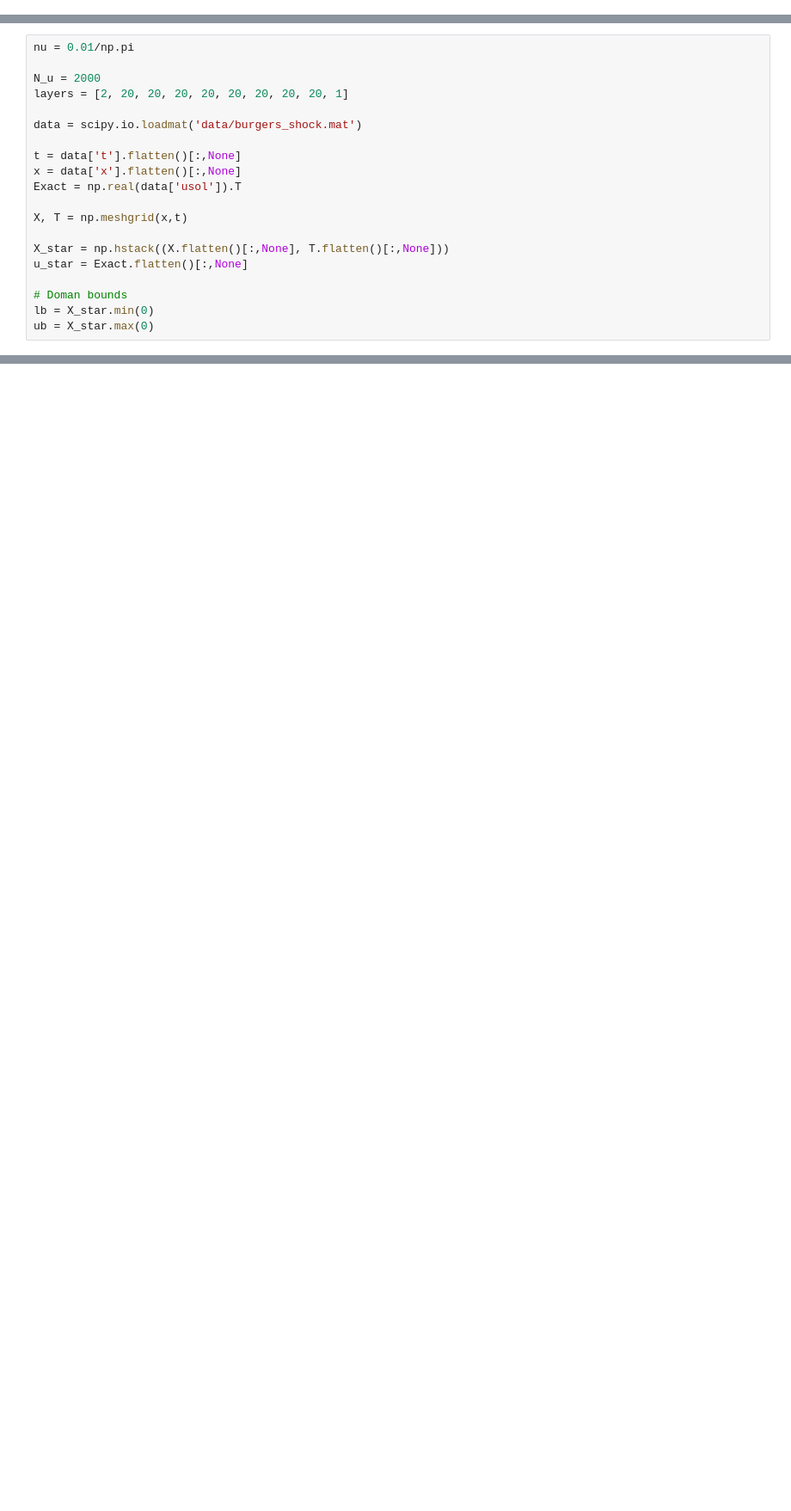
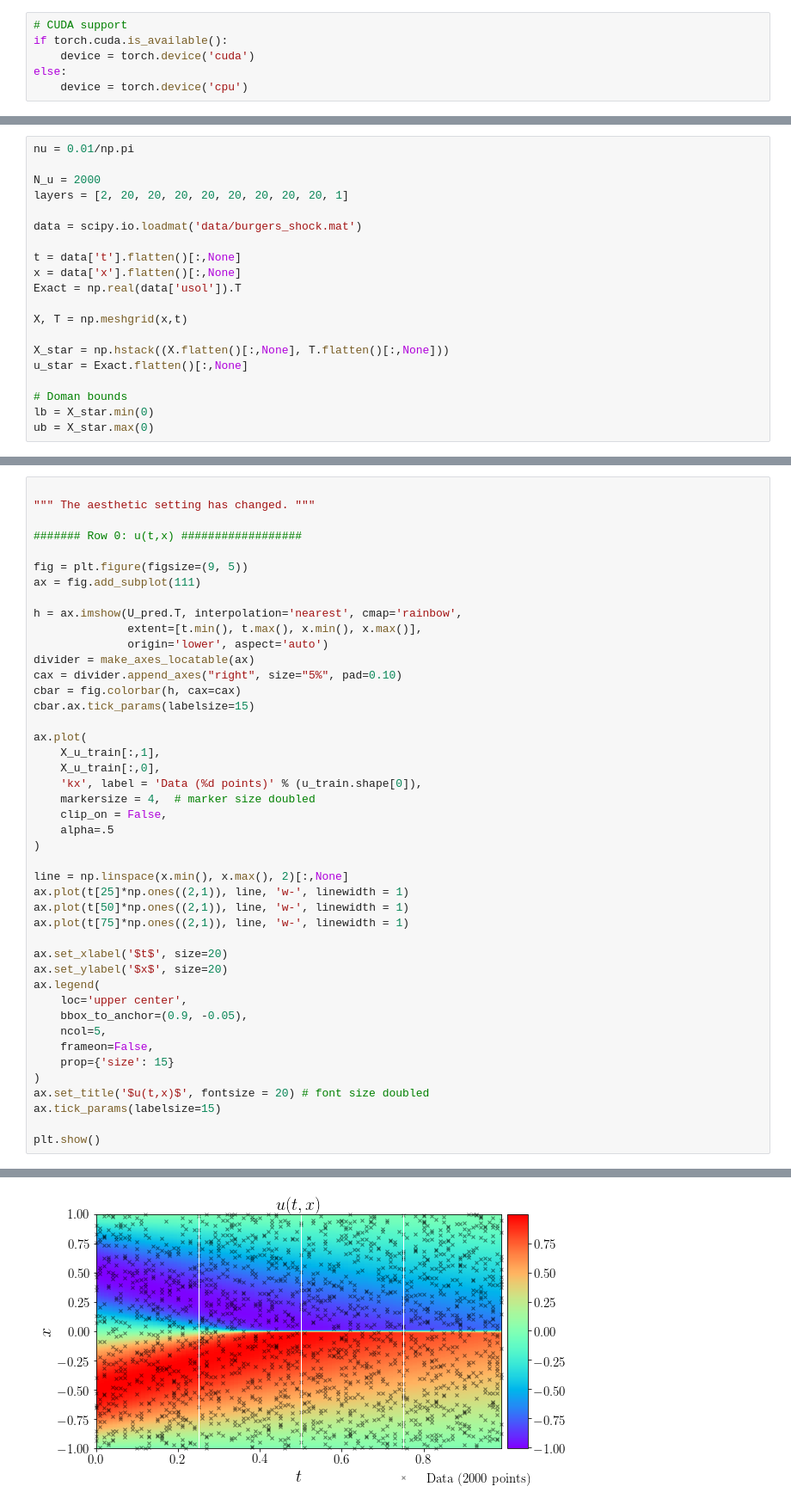
Before and after one commit to jayroxis/PINNs, a Jupyter notebook: Burgers Equation/Burgers Identification (PyTorch).ipynb, the cells around one changed output, grey strips where cells are left out. Shown: that part at 86% size. Cells and saved outputs as stored; diff of their text form; blank space fills up the shorter version.

```diff
--- a/Burgers Equation/Burgers Identification (PyTorch).ipynb
+++ b/Burgers Equation/Burgers Identification (PyTorch).ipynb
@@ -16,0 +44,6 @@ tf.set_random_seed(1234)
+# %%
+# CUDA support
+if torch.cuda.is_available():
+    device = torch.device('cuda')
+else:
+    device = torch.device('cpu')
@@ -317,0 +328,45 @@ It: 810, Loss: 1.296e-02, Lambda_1: 0.375, Lambda_2: 0.002862, Time: 0.15
+# %%
+
+""" The aesthetic setting has changed. """
+
+####### Row 0: u(t,x) ##################
+
+fig = plt.figure(figsize=(9, 5))
+ax = fig.add_subplot(111)
+
+h = ax.imshow(U_pred.T, interpolation='nearest', cmap='rainbow',
+              extent=[t.min(), t.max(), x.min(), x.max()],
+              origin='lower', aspect='auto')
+divider = make_axes_locatable(ax)
+cax = divider.append_axes("right", size="5%", pad=0.10)
+cbar = fig.colorbar(h, cax=cax)
+cbar.ax.tick_params(labelsize=15)
+
+ax.plot(
+    X_u_train[:,1],
+    X_u_train[:,0],
+    'kx', label = 'Data (%d points)' % (u_train.shape[0]),
+    markersize = 4,  # marker size doubled
+    clip_on = False,
+    alpha=.5
+)
+
+line = np.linspace(x.min(), x.max(), 2)[:,None]
+ax.plot(t[25]*np.ones((2,1)), line, 'w-', linewidth = 1)
+ax.plot(t[50]*np.ones((2,1)), line, 'w-', linewidth = 1)
+ax.plot(t[75]*np.ones((2,1)), line, 'w-', linewidth = 1)
+
+ax.set_xlabel('$t$', size=20)
+ax.set_ylabel('$x$', size=20)
+ax.legend(
+    loc='upper center',
+    bbox_to_anchor=(0.9, -0.05),
+    ncol=5,
+    frameon=False,
+    prop={'size': 15}
+)
+ax.set_title('$u(t,x)$', fontsize = 20) # font size doubled
+ax.tick_params(labelsize=15)
+
+plt.show()
+# %% [output]
@@ -317,0 +374 @@ It: 810, Loss: 1.296e-02, Lambda_1: 0.375, Lambda_2: 0.002862, Time: 0.15
+[figure, added]
```
Also changed, not shown: parts of 19 cells of this notebook, 1 other file.
